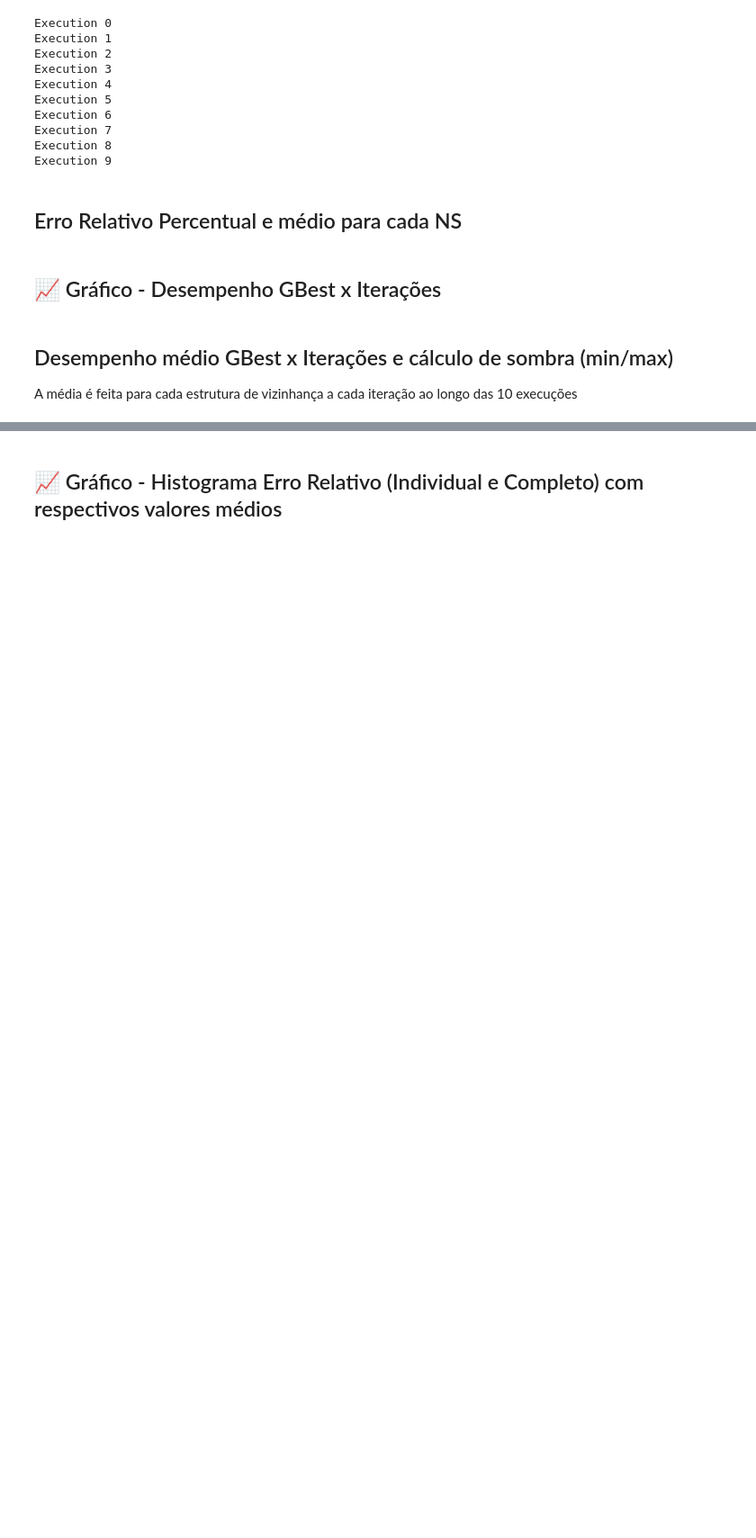
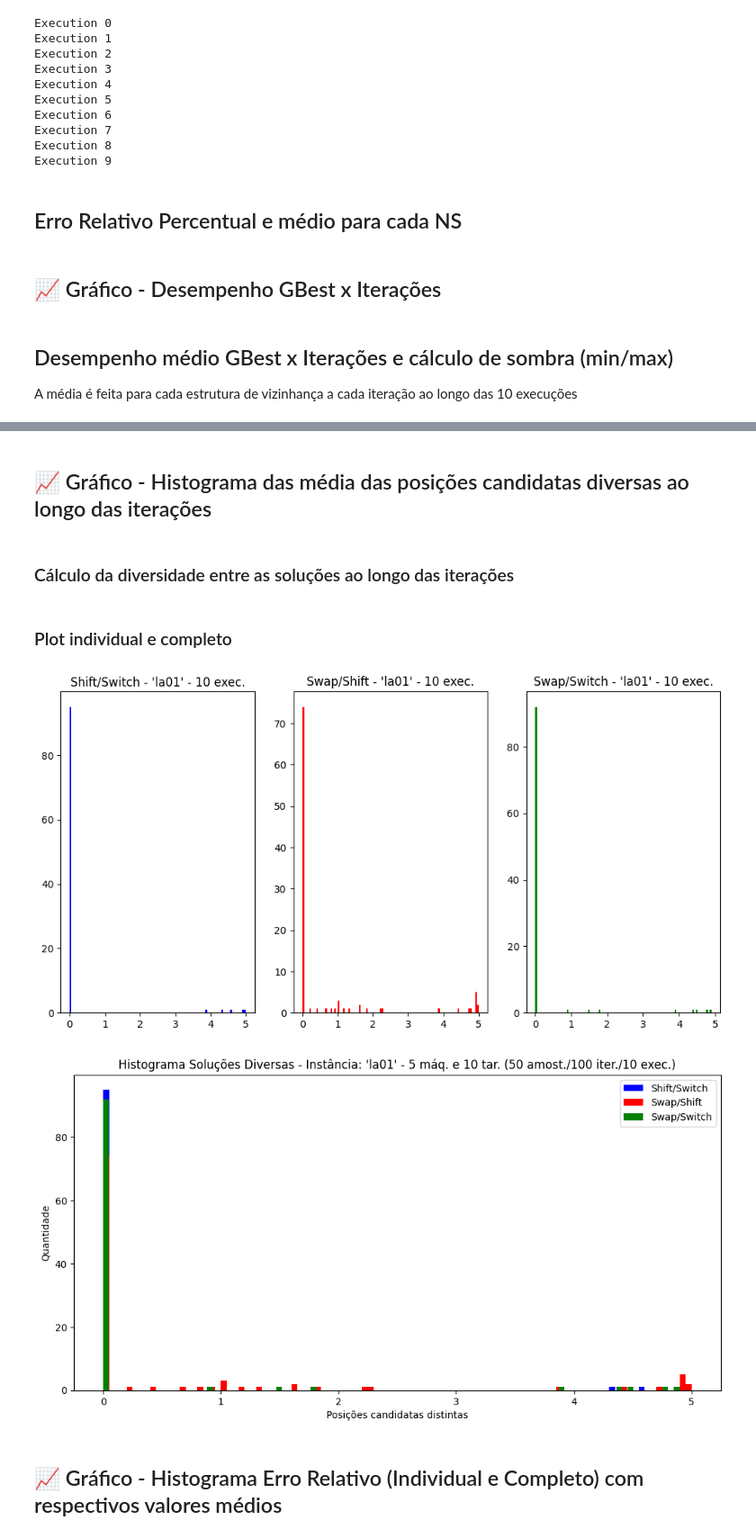
Before and after one commit to diogo-dpa/TCC-Projeto-UFMG, a Jupyter notebook: projeto.ipynb, the cells around one changed output, grey strips where cells are left out. Shown at 90% size. Cells and saved outputs as stored; diff of their text form; code cells hidden in the pictures; blank space fills up the shorter version.

```diff
--- a/projeto.ipynb
+++ b/projeto.ipynb
@@ -544,0 +551,4 @@ figHistComplete.savefig('./results/%s/histograma/desempenhoCompleto.png' % JSSPI
+# %% [markdown]
+## 📈 Gráfico - Histograma das média das posições candidatas diversas ao longo das iterações
+# %% [markdown]
+### Cálculo da diversidade entre as soluções ao longo das iterações
@@ -545,3 +567,30 @@ figHistComplete.savefig('./results/%s/histograma/desempenhoCompleto.png' % JSSPI
+# %% [markdown]
+### Plot individual e completo
+# %%
+nBins = 100
+
+figHistDiversity, axesHistDiversity = plt.subplots(1, sizeNeighborhoodStructure, figsize=(12,6), dpi=100)
+
+for ns_it in range(0, sizeNeighborhoodStructure):
+    axesHistDiversity[ns_it].hist(meanDiversitySamplesBetweenIterations[ns_it][:], bins=nBins, color=colors[ns_it])
+    axesHistDiversity[ns_it].set_title('{} - \'{}\' - {} exec.'.format(neighborhoodStructuresLiteral[ns_it], JSSPInstance, executionTimeQuantity))
+    figHistDiversity.savefig('./results/%s/histograma/diversidadeIndividuais.png' % JSSPInstance, dpi=figHistDiversity.dpi)
+
+
+# Full figure
+figHistCompleteDiversity, axesHistCompleteDiversity = plt.subplots(figsize=(12,6), dpi=100)
+
+for ns_it in range(0, sizeNeighborhoodStructure):
+    axesHistCompleteDiversity.hist(meanDiversitySamplesBetweenIterations[ns_it,:], bins=nBins, color=colors[ns_it], label=neighborhoodStructuresLiteral[ns_it])
+
+axesHistCompleteDiversity.set_ylabel('Quantidade')
+axesHistCompleteDiversity.set_xlabel('Posições candidatas distintas')
+axesHistCompleteDiversity.set_title('Histograma Soluções Diversas - Instância: \'{}\' - {} máq. e {} tar. ({} amost./{} iter./{} exec.)'.format(JSSPInstance,machines, tasks, numberOfParticles, iterations, executionTimeQuantity))
+axesHistCompleteDiversity.legend(fontsize=10)
+figHistCompleteDiversity.savefig('./results/%s/histograma/diversidadeCompleto.png' % JSSPInstance, dpi=figHistCompleteDiversity.dpi)
+# %% [output]
+[figure, added]
+[figure, added]
 # %% [markdown]
 ## 📈 Gráfico - Histograma Erro Relativo (Individual e Completo) com respectivos valores médios
 # %%
```
Also changed, not shown: parts of 11 cells of this notebook, 6 other files.
